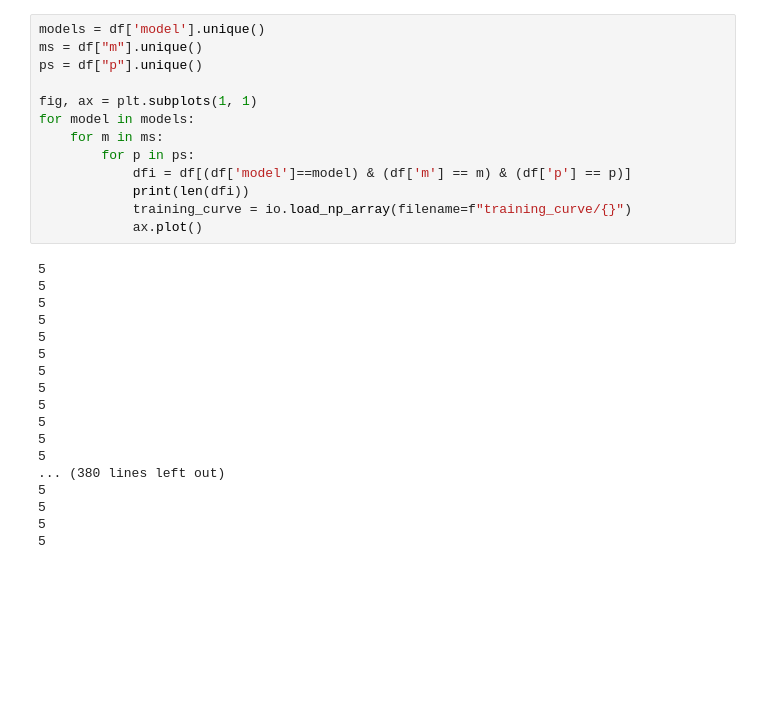
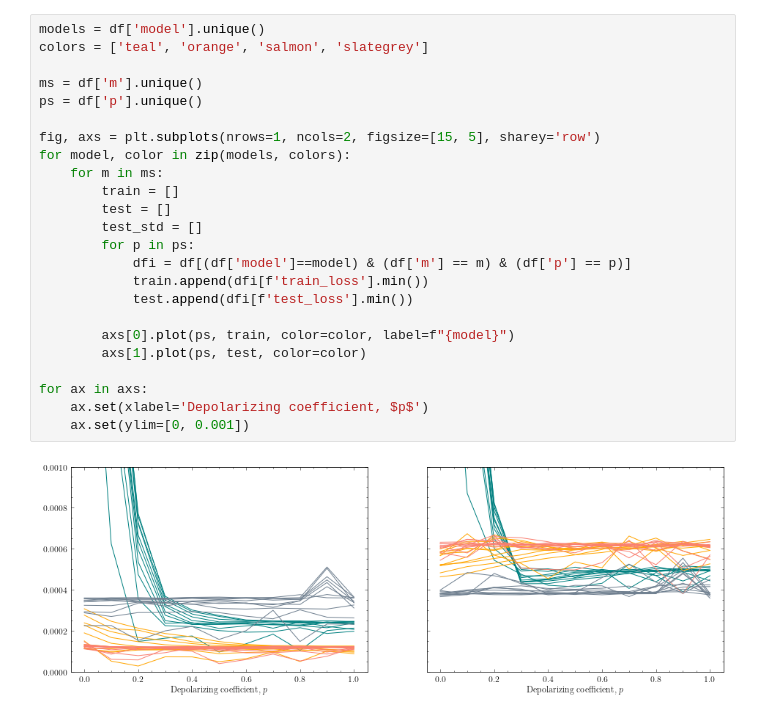
Before and after one commit to benjimaclellan/foqal, a Jupyter notebook: projects/causal/analysis.ipynb, the cells around one changed output. Drawn from its saved outputs; the diff is of its cells as text; blank space fills up the shorter version.

```diff
--- a/projects/causal/analysis.ipynb
+++ b/projects/causal/analysis.ipynb
@@ -32,31 +57,26 @@ df
 # %%
 models = df['model'].unique()
-ms = df["m"].unique()
-ps = df["p"].unique()
+colors = ['teal', 'orange', 'salmon', 'slategrey']
 
-fig, ax = plt.subplots(1, 1)
-for model in models:
+ms = df['m'].unique()
+ps = df['p'].unique()
+
+fig, axs = plt.subplots(nrows=1, ncols=2, figsize=[15, 5], sharey='row')
+for model, color in zip(models, colors):
     for m in ms:
+        train = []
+        test = []
+        test_std = []
         for p in ps:
             dfi = df[(df['model']==model) & (df['m'] == m) & (df['p'] == p)]
-            print(len(dfi))
-            training_curve = io.load_np_array(filename=f"training_curve/{}")
-            ax.plot()
+            train.append(dfi[f'train_loss'].min())
+            test.append(dfi[f'test_loss'].min())
+
+        axs[0].plot(ps, train, color=color, label=f"{model}")
+        axs[1].plot(ps, test, color=color)
+
+for ax in axs:
+    ax.set(xlabel='Depolarizing coefficient, $p$')
+    ax.set(ylim=[0, 0.001])
 # %% [output]
-5
-5
-5
-5
-5
-5
-5
-5
-5
-5
-5
-5
-... (380 lines left out)
-5
-5
-5
-5
+[figure, added]
```
Also changed, not shown: parts of 10 cells of this notebook, 7 other files.
